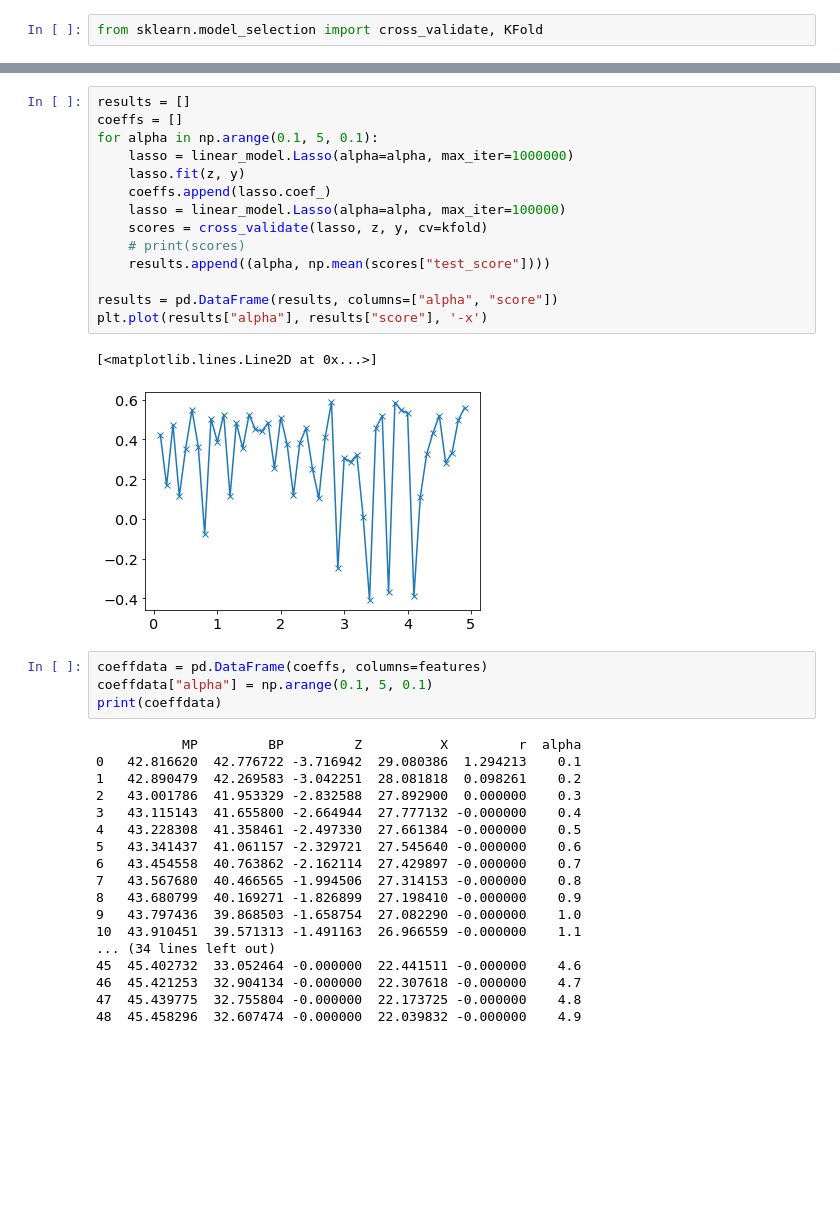
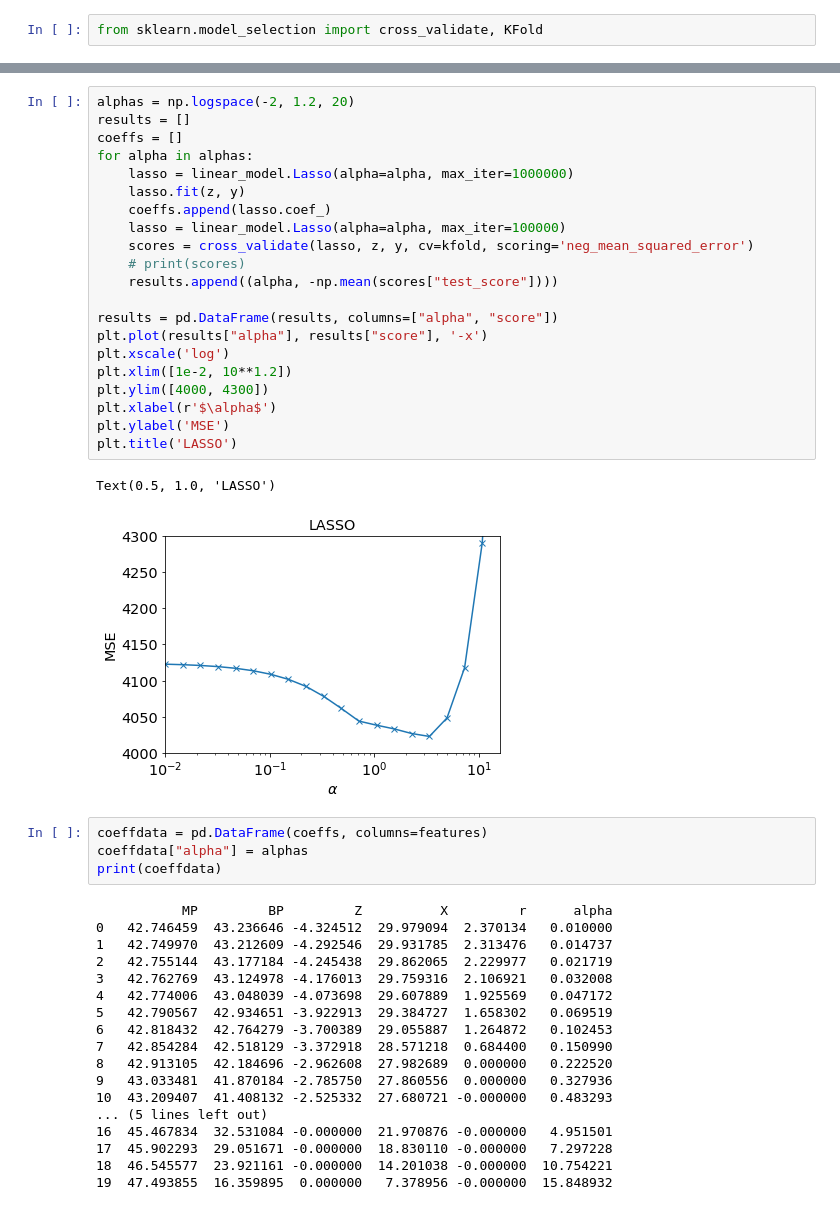
Before and after one commit to materialsvirtuallab/nano281, a Jupyter notebook: lectures/Lecture 2 - Linear methods.ipynb, the cells around one changed output, grey strips where cells are left out. Drawn from its saved outputs; the diff is of its cells as text; blank space fills up the shorter version.

```diff
--- a/lectures/Lecture 2 - Linear methods.ipynb
+++ b/lectures/Lecture 2 - Linear methods.ipynb
@@ -156,39 +221,46 @@ plt.plot(results["alpha"], results["score"], '-x')
 # %%
+alphas = np.logspace(-2, 1.2, 20)
 results = []
 coeffs = []
-for alpha in np.arange(0.1, 5, 0.1):
+for alpha in alphas:
     lasso = linear_model.Lasso(alpha=alpha, max_iter=1000000)
     lasso.fit(z, y)
     coeffs.append(lasso.coef_)
     lasso = linear_model.Lasso(alpha=alpha, max_iter=100000)
-    scores = cross_validate(lasso, z, y, cv=kfold)
+    scores = cross_validate(lasso, z, y, cv=kfold, scoring='neg_mean_squared_error')
     # print(scores)
-    results.append((alpha, np.mean(scores["test_score"])))
+    results.append((alpha, -np.mean(scores["test_score"])))
 
 results = pd.DataFrame(results, columns=["alpha", "score"])
 plt.plot(results["alpha"], results["score"], '-x')
+plt.xscale('log')
+plt.xlim([1e-2, 10**1.2])
+plt.ylim([4000, 4300])
+plt.xlabel(r'$\alpha$')
+plt.ylabel('MSE')
+plt.title('LASSO')
 # %% [output]
-[<matplotlib.lines.Line2D at 0x...>]
+Text(0.5, 1.0, 'LASSO')
-[figure, old version]
+[figure, new version]
 # %%
 coeffdata = pd.DataFrame(coeffs, columns=features)
-coeffdata["alpha"] = np.arange(0.1, 5, 0.1)
+coeffdata["alpha"] = alphas
 print(coeffdata)
 # %% [output]
-           MP         BP         Z          X         r  alpha
-0   42.816620  42.776722 -3.716942  29.080386  1.294213    0.1
-1   42.890479  42.269583 -3.042251  28.081818  0.098261    0.2
-2   43.001786  41.953329 -2.832588  27.892900  0.000000    0.3
-3   43.115143  41.655800 -2.664944  27.777132 -0.000000    0.4
-4   43.228308  41.358461 -2.497330  27.661384 -0.000000    0.5
-5   43.341437  41.061157 -2.329721  27.545640 -0.000000    0.6
-6   43.454558  40.763862 -2.162114  27.429897 -0.000000    0.7
-7   43.567680  40.466565 -1.994506  27.314153 -0.000000    0.8
-8   43.680799  40.169271 -1.826899  27.198410 -0.000000    0.9
-9   43.797436  39.868503 -1.658754  27.082290 -0.000000    1.0
-10  43.910451  39.571313 -1.491163  26.966559 -0.000000    1.1
-... (34 lines left out)
-45  45.402732  33.052464 -0.000000  22.441511 -0.000000    4.6
-46  45.421253  32.904134 -0.000000  22.307618 -0.000000    4.7
-47  45.439775  32.755804 -0.000000  22.173725 -0.000000    4.8
-48  45.458296  32.607474 -0.000000  22.039832 -0.000000    4.9
+           MP         BP         Z          X         r      alpha
+0   42.746459  43.236646 -4.324512  29.979094  2.370134   0.010000
+1   42.749970  43.212609 -4.292546  29.931785  2.313476   0.014737
+2   42.755144  43.177184 -4.245438  29.862065  2.229977   0.021719
+3   42.762769  43.124978 -4.176013  29.759316  2.106921   0.032008
+4   42.774006  43.048039 -4.073698  29.607889  1.925569   0.047172
+5   42.790567  42.934651 -3.922913  29.384727  1.658302   0.069519
+6   42.818432  42.764279 -3.700389  29.055887  1.264872   0.102453
+7   42.854284  42.518129 -3.372918  28.571218  0.684400   0.150990
+8   42.913105  42.184696 -2.962608  27.982689  0.000000   0.222520
+9   43.033481  41.870184 -2.785750  27.860556  0.000000   0.327936
+10  43.209407  41.408132 -2.525332  27.680721 -0.000000   0.483293
+... (5 lines left out)
+16  45.467834  32.531084 -0.000000  21.970876 -0.000000   4.951501
+17  45.902293  29.051671 -0.000000  18.830110 -0.000000   7.297228
+18  46.545577  23.921161 -0.000000  14.201038 -0.000000  10.754221
+19  47.493855  16.359895  0.000000   7.378956 -0.000000  15.848932
```
Also changed, not shown: parts of 8 cells of this notebook.
